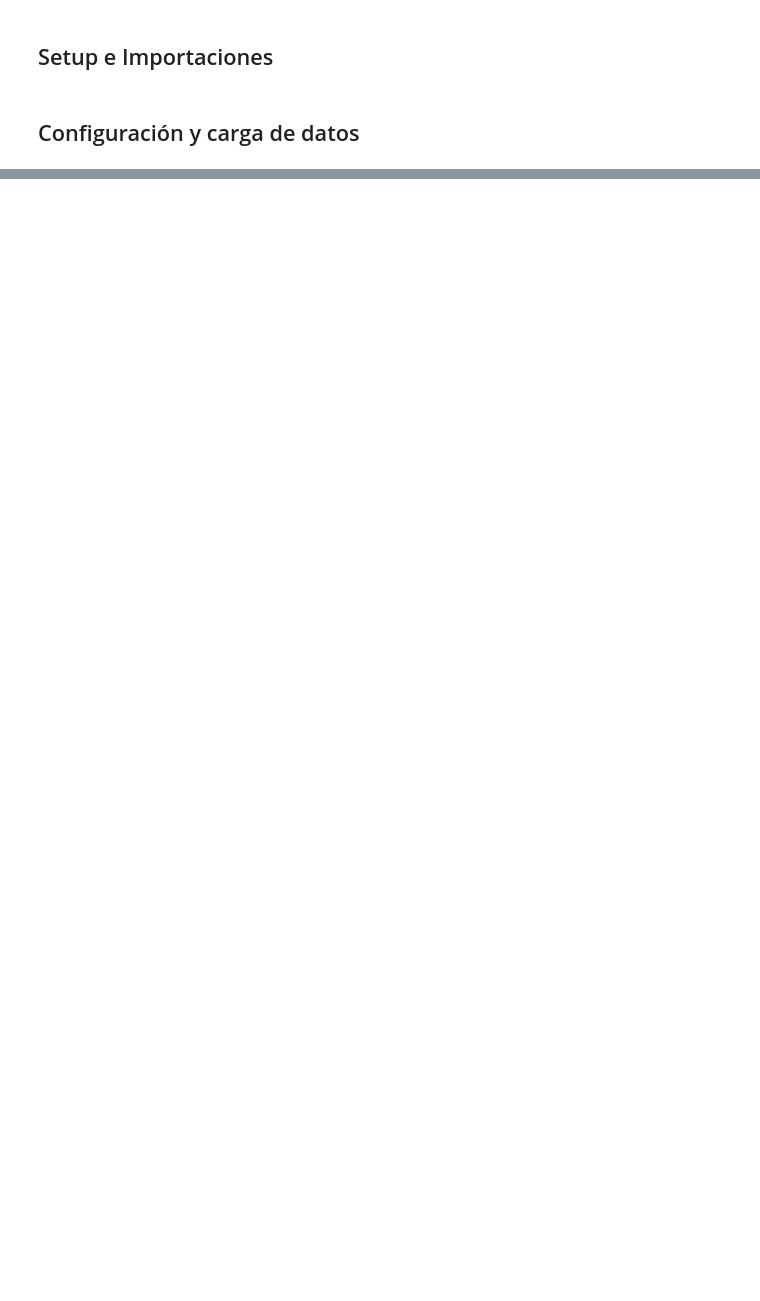
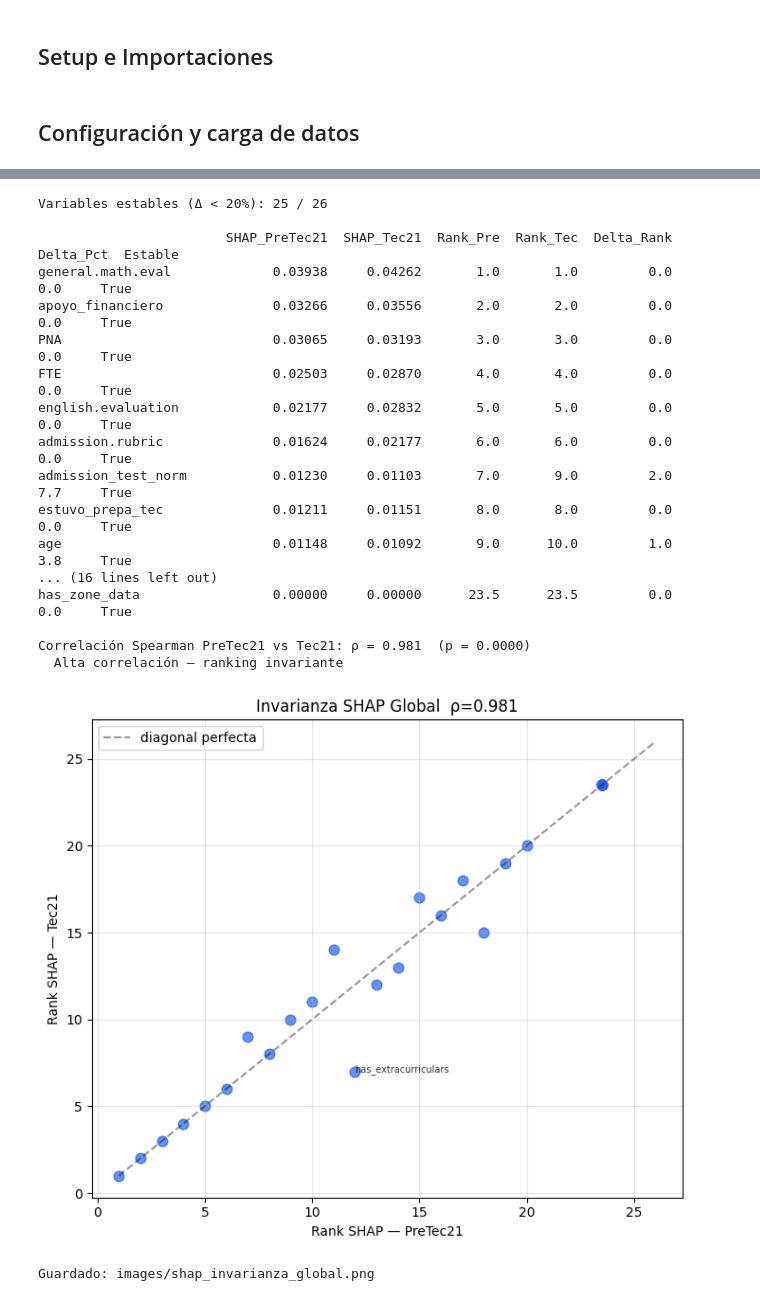
Before and after one commit to Drklight5/ife-student-dropout-prediction, a Jupyter notebook: analysis/modelos/shap_rf_clusters.ipynb, the cells around one changed output, grey strips where cells are left out. Cells and saved outputs as stored; diff of their text form; code cells hidden in the pictures; blank space fills up the shorter version.

```diff
--- a/analysis/modelos/shap_rf_clusters.ipynb
+++ b/analysis/modelos/shap_rf_clusters.ipynb
@@ -103,34 +103,54 @@ if SHAP_AVAILABLE:
         'Rank_Tec'     : pd.Series(mean_tec, index=feat_pre).rank(ascending=False),
     })
     inv_df['Delta_Rank'] = (inv_df['Rank_Tec'] - inv_df['Rank_Pre']).abs()
     inv_df['Delta_Pct']  = (inv_df['Delta_Rank'] / len(inv_df) * 100).round(1)
-    inv_df['Estable']    = inv_df['Delta_Pct'] < 20
+    inv_df['Estable']    = inv_df['Delta_Pct'] < 15
     inv_df = inv_df.sort_values('Rank_Pre')
 
     n_stable = inv_df['Estable'].sum()
     print(f'Variables estables (Δ < 20%): {n_stable} / {len(inv_df)}')
     print()
     print(inv_df.to_string())
 
     rho, p = spearmanr(inv_df['Rank_Pre'].values, inv_df['Rank_Tec'].values)
     print(f'\nCorrelación Spearman PreTec21 vs Tec21: ρ = {rho:.3f}  (p = {p:.4f})')
-    verdict = '✓ Alta correlación — ranking invariante' if rho >= 0.7               else '⚠ Baja correlación — ranking inestable'
+    verdict = 'Alta correlación — ranking invariante' if rho >= 0.7               else 'Baja correlación — ranking inestable'
     print(f'  {verdict}')
 
     # Scatter ranking
     fig, ax = plt.subplots(figsize=(7, 6))
     ax.scatter(inv_df['Rank_Pre'], inv_df['Rank_Tec'], alpha=0.7, color='#2563eb', s=60)
     for feat in inv_df[~inv_df['Estable']].index:
         ax.annotate(feat, (inv_df.loc[feat,'Rank_Pre'], inv_df.loc[feat,'Rank_Tec']),
                     fontsize=7, alpha=0.8)
     ax.plot([1,len(inv_df)],[1,len(inv_df)],'k--',alpha=0.4,label='diagonal perfecta')
     ax.set_xlabel('Rank SHAP — PreTec21'); ax.set_ylabel('Rank SHAP — Tec21')
     ax.set_title(f'Invarianza SHAP Global  ρ={rho:.3f}')
     ax.legend(); ax.grid(True, alpha=0.3)
     plt.tight_layout()
     plt.savefig(IMG_DIR / 'shap_invarianza_global.png', dpi=150, bbox_inches='tight')
     plt.show()
-    print(f'✓ Guardado: {IMG_DIR}/shap_invarianza_global.png')
+    print(f'Guardado: {IMG_DIR}/shap_invarianza_global.png')
 else:
     print('SHAP no disponible')
+# %% [output]
+Variables estables (Δ < 20%): 25 / 26
+
+                        SHAP_PreTec21  SHAP_Tec21  Rank_Pre  Rank_Tec  Delta_Rank  Delta_Pct  Estable
+general.math.eval             0.03938     0.04262       1.0       1.0         0.0        0.0     True
+apoyo_financiero              0.03266     0.03556       2.0       2.0         0.0        0.0     True
+PNA                           0.03065     0.03193       3.0       3.0         0.0        0.0     True
+FTE                           0.02503     0.02870       4.0       4.0         0.0        0.0     True
+english.evaluation            0.02177     0.02832       5.0       5.0         0.0        0.0     True
+admission.rubric              0.01624     0.02177       6.0       6.0         0.0        0.0     True
+admission_test_norm           0.01230     0.01103       7.0       9.0         2.0        7.7     True
+estuvo_prepa_tec              0.01211     0.01151       8.0       8.0         0.0        0.0     True
+age                           0.01148     0.01092       9.0      10.0         1.0        3.8     True
+... (16 lines left out)
+has_zone_data                 0.00000     0.00000      23.5      23.5         0.0        0.0     True
+
+Correlación Spearman PreTec21 vs Tec21: ρ = 0.981  (p = 0.0000)
+  Alta correlación — ranking invariante
+[figure, added]
+Guardado: images/shap_invarianza_global.png
 # %% [markdown]
```
Also changed, not shown: parts of 11 cells of this notebook, 6 other files.
